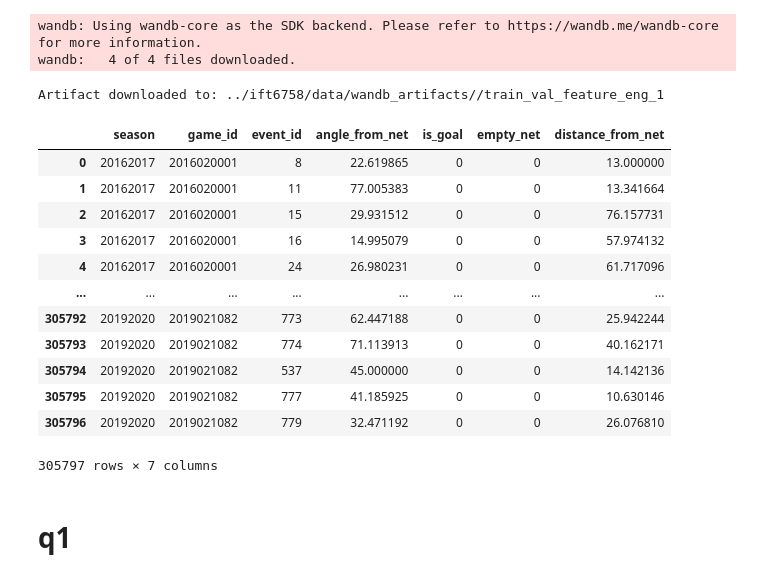
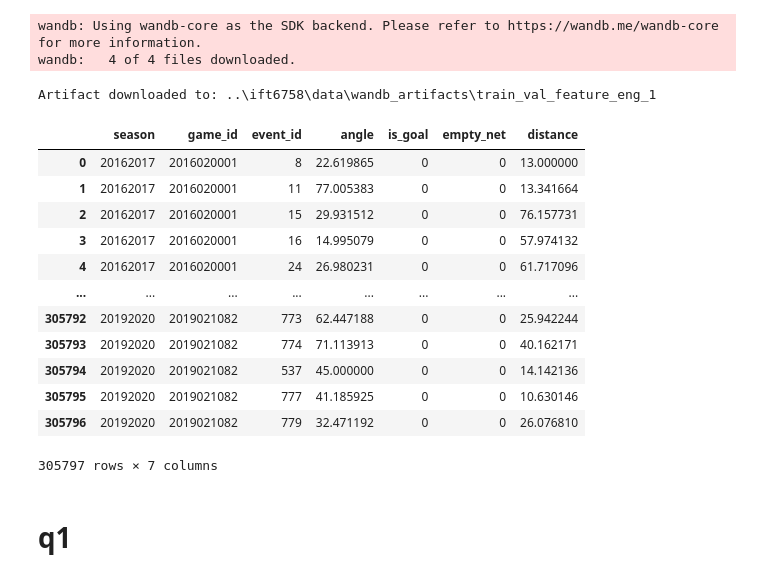
Before and after one commit to WilliamChidiac/NHL-goal-prediction, a Jupyter notebook: notebooks/feature_eng_1_models.ipynb, the cells around one changed output. Cells and saved outputs as stored; diff of their text form; code cells hidden in the pictures.

```diff
--- a/notebooks/feature_eng_1_models.ipynb
+++ b/notebooks/feature_eng_1_models.ipynb
@@ -10,25 +9,25 @@ import joblib
 import numpy as np
 
 LOG = False
-# %%
-artifact_name = "train_val_feature_eng_1"
-get_wandb_data.download_artifact(artifact_name=artifact_name, artifact_version="v5")
-df = get_wandb_data.load_all_files_from_artifact(artifact_name=artifact_name)
-df
-# %% [output]
-wandb: Using wandb-core as the SDK backend. Please refer to https://wandb.me/wandb-core for more information.
-wandb:   4 of 4 files downloaded.
-Artifact downloaded to: ../ift6758/data/wandb_artifacts//train_val_feature_eng_1
-|  | season | game_id | event_id | angle_from_net | is_goal | empty_net | distance_from_net |
-| 0 | 20162017 | 2016020001 | 8 | 22.619865 | 0 | 0 | 13.000000 |
-| 1 | 20162017 | 2016020001 | 11 | 77.005383 | 0 | 0 | 13.341664 |
-| 2 | 20162017 | 2016020001 | 15 | 29.931512 | 0 | 0 | 76.157731 |
-| 3 | 20162017 | 2016020001 | 16 | 14.995079 | 0 | 0 | 57.974132 |
-| 4 | 20162017 | 2016020001 | 24 | 26.980231 | 0 | 0 | 61.717096 |
-| ... | ... | ... | ... | ... | ... | ... | ... |
-| 305792 | 20192020 | 2019021082 | 773 | 62.447188 | 0 | 0 | 25.942244 |
-| 305793 | 20192020 | 2019021082 | 774 | 71.113913 | 0 | 0 | 40.162171 |
-| 305794 | 20192020 | 2019021082 | 537 | 45.000000 | 0 | 0 | 14.142136 |
-| 305795 | 20192020 | 2019021082 | 777 | 41.185925 | 0 | 0 | 10.630146 |
-| 305796 | 20192020 | 2019021082 | 779 | 32.471192 | 0 | 0 | 26.076810 |
-305797 rows × 7 columns
+# %%
+artifact_name = "train_val_feature_eng_1"
+data_loader = wandb_handler.DataLoader(project_name="IFT6758-2024-B05")
+df_train_val = data_loader.load_all_files_from_artifact(artifact_name=artifact_name, artifact_version="v7")
+df_train_val
+# %% [output]
+wandb: Using wandb-core as the SDK backend. Please refer to https://wandb.me/wandb-core for more information.
+wandb:   4 of 4 files downloaded.
+Artifact downloaded to: ..\ift6758\data\wandb_artifacts\train_val_feature_eng_1
+|  | season | game_id | event_id | angle | is_goal | empty_net | distance |
+| 0 | 20162017 | 2016020001 | 8 | 22.619865 | 0 | 0 | 13.000000 |
+| 1 | 20162017 | 2016020001 | 11 | 77.005383 | 0 | 0 | 13.341664 |
+| 2 | 20162017 | 2016020001 | 15 | 29.931512 | 0 | 0 | 76.157731 |
+| 3 | 20162017 | 2016020001 | 16 | 14.995079 | 0 | 0 | 57.974132 |
+| 4 | 20162017 | 2016020001 | 24 | 26.980231 | 0 | 0 | 61.717096 |
+| ... | ... | ... | ... | ... | ... | ... | ... |
+| 305792 | 20192020 | 2019021082 | 773 | 62.447188 | 0 | 0 | 25.942244 |
+| 305793 | 20192020 | 2019021082 | 774 | 71.113913 | 0 | 0 | 40.162171 |
+| 305794 | 20192020 | 2019021082 | 537 | 45.000000 | 0 | 0 | 14.142136 |
+| 305795 | 20192020 | 2019021082 | 777 | 41.185925 | 0 | 0 | 10.630146 |
+| 305796 | 20192020 | 2019021082 | 779 | 32.471192 | 0 | 0 | 26.076810 |
+305797 rows × 7 columns
```
Also changed, not shown: parts of 11 cells of this notebook, 2 other files.
